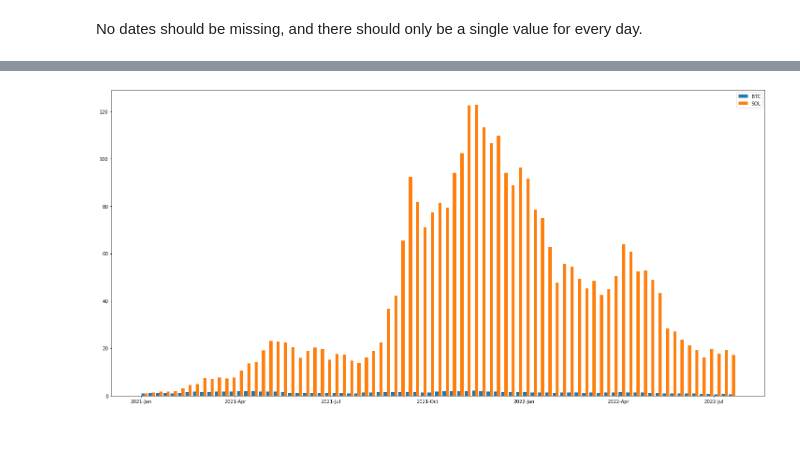
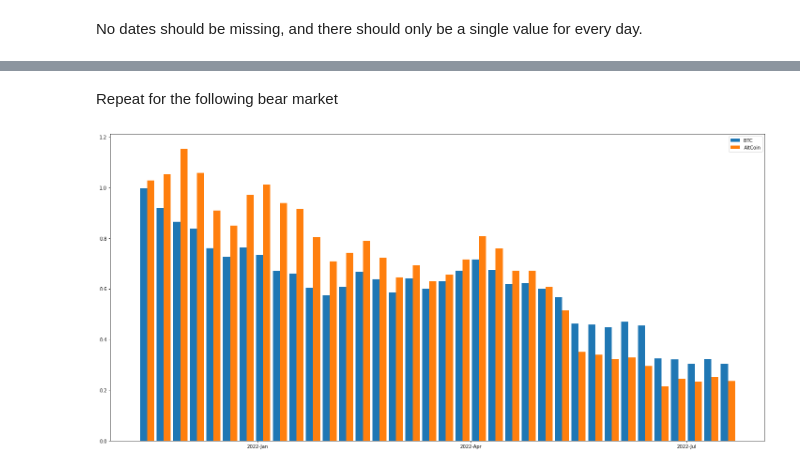
Before and after one commit to quantivfy/PublicNotebooks, a Jupyter notebook: Crypto2/Crypto.ipynb, the cells around one changed output, grey strips where cells are left out. Drawn from its saved outputs; the diff is of its cells as text; code cells hidden in the pictures; blank space fills up the shorter version.

```diff
--- a/Crypto2/Crypto.ipynb
+++ b/Crypto2/Crypto.ipynb
@@ -102,4 +179,27 @@ PlotPairs(btc2021, 'BTC', ada2021, 'ADA')
-# %%
-PlotPairs(btc2021, 'BTC', sol2021, 'SOL')
-# %% [output]
-[figure, removed]
+# %% [markdown]
+Repeat for the following bear market
+# %%
+def CreateBearMarketDf(df):
+    dfBear = df[(df.index > '2021-11-09')].copy()
+    dfBear['RelativeClose'] = dfBear.Close / dfBear.Close.iloc[0]
+    return dfBear
+
+btcBear = CreateBearMarketDf(btc)
+
+aaveBear = CreateBearMarketDf(aave)
+atomBear = CreateBearMarketDf(atom)
+croBear = CreateBearMarketDf(cro)
+dogeBear = CreateBearMarketDf(doge)
+miotaBear = CreateBearMarketDf(miota)
+solBear = CreateBearMarketDf(sol)
+
+atlCoinIndexBear = ((aaveBear.RelativeClose + atomBear.RelativeClose + croBear.RelativeClose +
+    dogeBear.RelativeClose + miotaBear.RelativeClose + solBear.RelativeClose) / 6).to_frame('RelativeClose')
+# %%
+atlCoinBearIndexWeekly = atlCoinIndexBear.resample('W').mean()
+btcBearWeekly = btcBear.resample('W').mean()
+
+
+PlotPairs(btcBearWeekly, 'BTC', atlCoinBearIndexWeekly, 'AltCoin')
+# %% [output]
+[figure, added]
```
Also changed, not shown: parts of 16 cells of this notebook.
